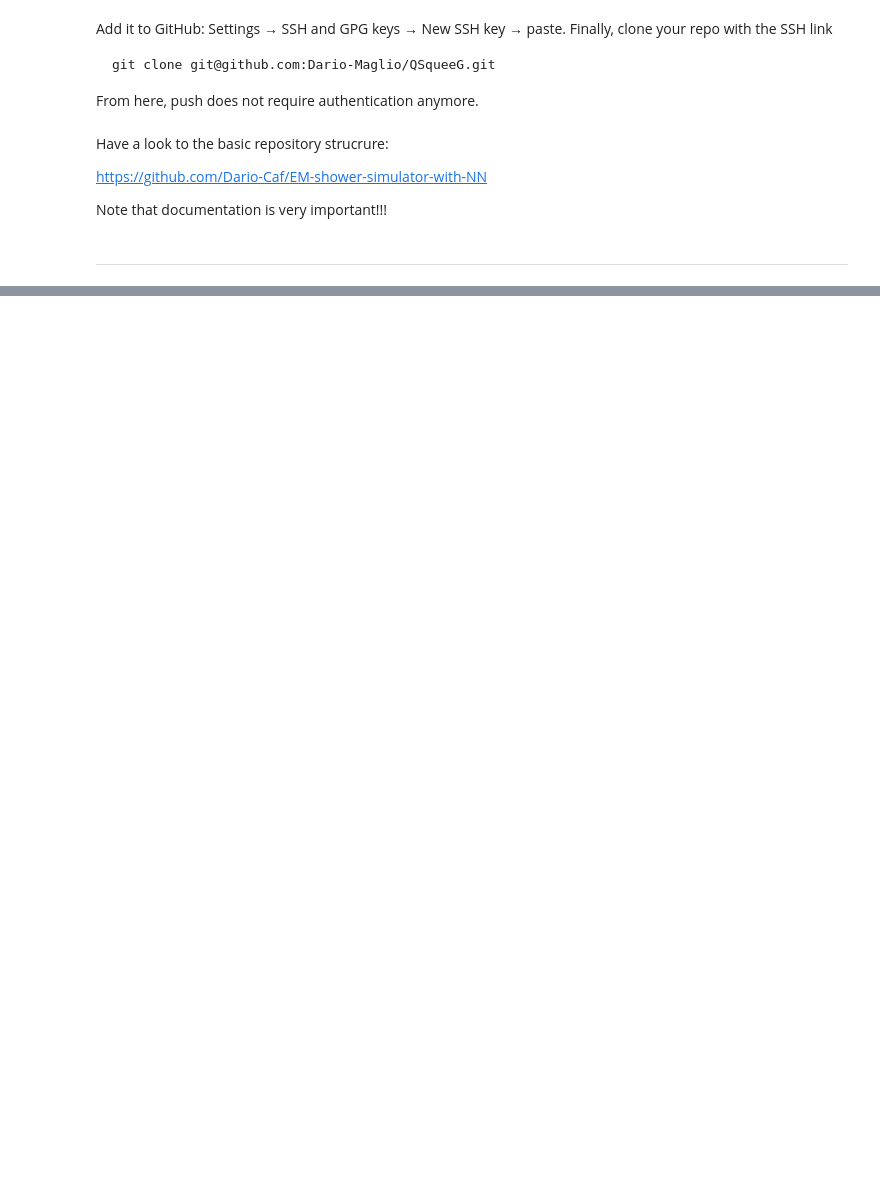
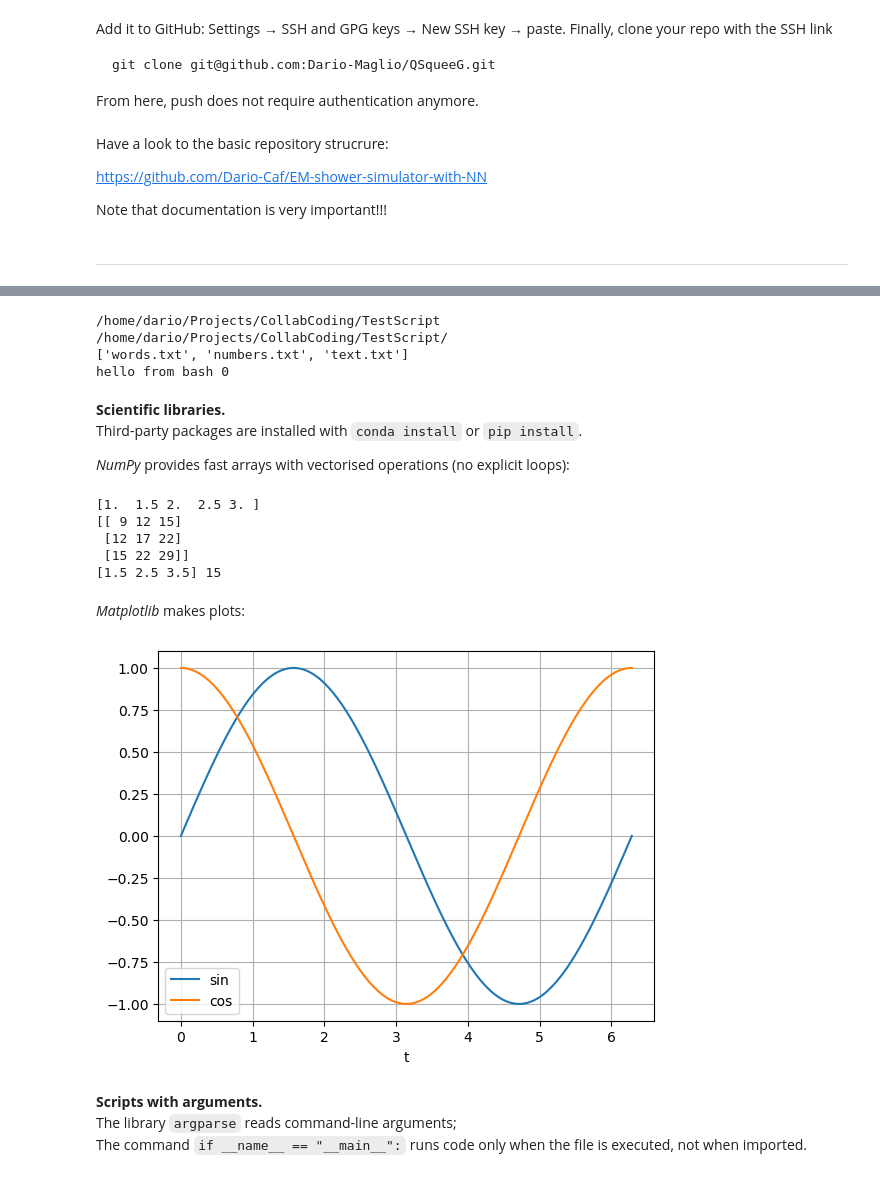
Before and after one commit to Dario-Maglio/CollabCoding, a Jupyter notebook: IntroductionToCollaborativeCoding.ipynb, the cells around one changed output, grey strips where cells are left out. Drawn from its saved outputs; the diff is of its cells as text; code cells hidden in the pictures; blank space fills up the shorter version.

```diff
--- a/IntroductionToCollaborativeCoding.ipynb
+++ b/IntroductionToCollaborativeCoding.ipynb
@@ -499,0 +784,53 @@ Note that documentation is very important!!!
+# %%
+from pathlib import Path
+import subprocess
+
+print(Path.cwd())
+print(f"{MYPATH}/TestScript/")
+
+print([p.name for p in Path(f"{MYPATH}/TestScript/").glob("*.txt")])
+
+Path(f"{MYPATH}/Testscript").mkdir(exist_ok=True)
+
+result = subprocess.run(["echo", "hello from bash"], capture_output=True, text=True)
+print(result.stdout.strip(), result.returncode)
+# %% [output]
+/home/dario/Projects/CollabCoding/TestScript
+/home/dario/Projects/CollabCoding/TestScript/
+['words.txt', 'numbers.txt', 'text.txt']
+hello from bash 0
+# %% [markdown]
+**Scientific libraries.** \
+Third-party packages are installed with `conda install` or `pip install`.
+
+*NumPy* provides fast arrays with vectorised operations (no explicit loops):
+# %%
+import numpy as np
+
+v = np.linspace(0, 1, 5)
+M = np.arange(6).reshape(2, 3)
+print(v * 2 + 1)            # element-wise
+print(M.T @ M)              # matrix product
+print(M.mean(axis=0), M.sum())
+# %% [output]
+[1.  1.5 2.  2.5 3. ]
+[[ 9 12 15]
+ [12 17 22]
+ [15 22 29]]
+[1.5 2.5 3.5] 15
+# %% [markdown]
+*Matplotlib* makes plots:
+# %%
+import matplotlib.pyplot as plt
+
+t = np.linspace(0, 2*np.pi, 200)
+plt.plot(t, np.sin(t), label="sin")
+plt.plot(t, np.cos(t), label="cos")
+plt.xlabel("t"); plt.legend(); plt.grid(True)
+plt.show()
+# %% [output]
+[figure, added]
+# %% [markdown]
+**Scripts with arguments.** \
+The library `argparse` reads command-line arguments;\
+The command `if __name__ == "__main__":` runs code only when the file is executed, not when imported.
```
Also changed, not shown: parts of 116 cells of this notebook, 5 other files.
